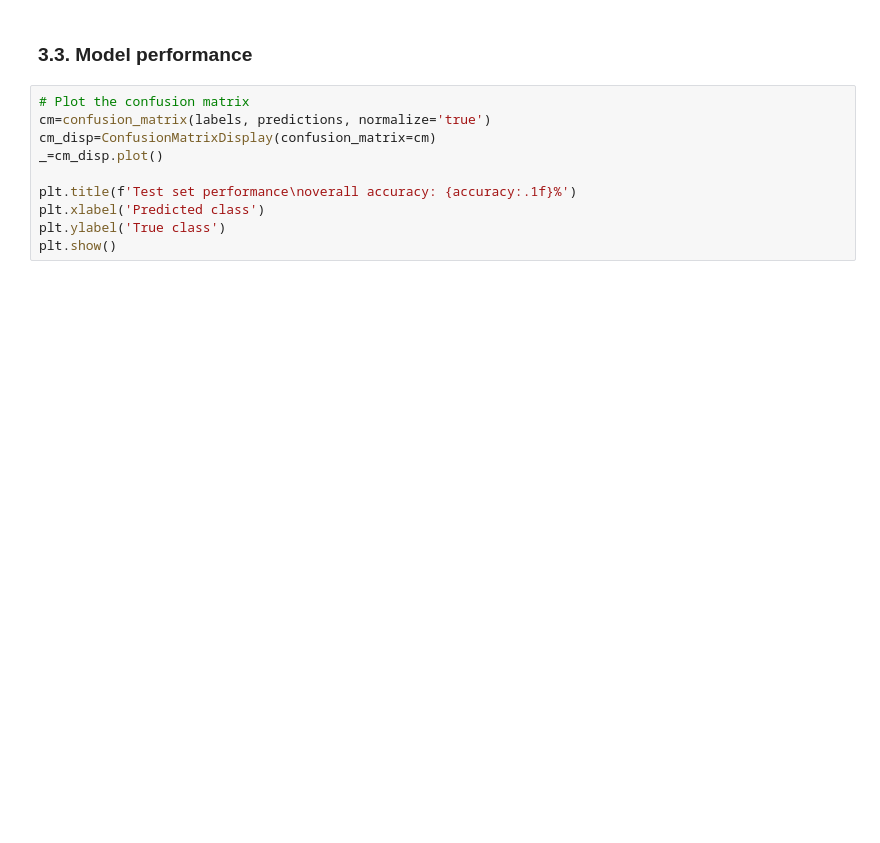
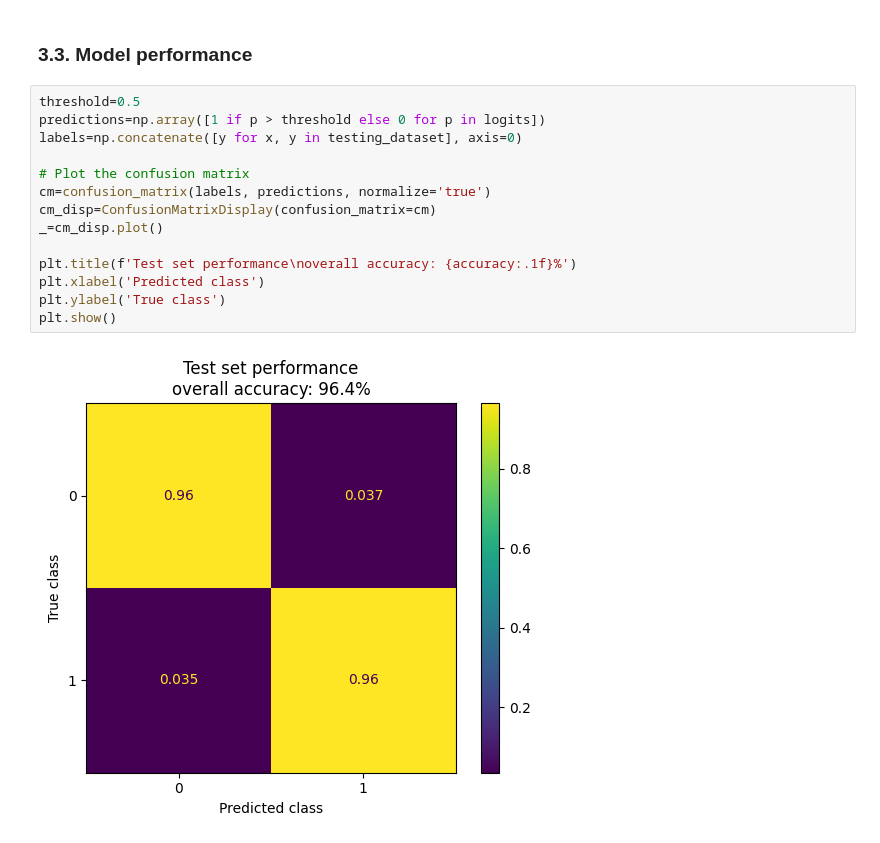
Before and after one commit to 4GeeksAcademy/gperdrizet-image-classification, a Jupyter notebook: src/inceptionV3.ipynb, the cells around one changed output. Cells and saved outputs as stored; diff of their text form; blank space fills up the shorter version.

```diff
--- a/src/inceptionV3.ipynb
+++ b/src/inceptionV3.ipynb
@@ -224,12 +278,18 @@ print(f'Test set accuracy: {accuracy:.1f}%')
 # %% [markdown]
 ### 3.3. Model performance
 # %%
+threshold=0.5
+predictions=np.array([1 if p > threshold else 0 for p in logits])
+labels=np.concatenate([y for x, y in testing_dataset], axis=0)
+
 # Plot the confusion matrix
 cm=confusion_matrix(labels, predictions, normalize='true')
 cm_disp=ConfusionMatrixDisplay(confusion_matrix=cm)
 _=cm_disp.plot()
 
 plt.title(f'Test set performance\noverall accuracy: {accuracy:.1f}%')
 plt.xlabel('Predicted class')
 plt.ylabel('True class')
 plt.show()
+# %% [output]
+[figure, added]
```
Also changed, not shown: parts of 12 cells of this notebook.
